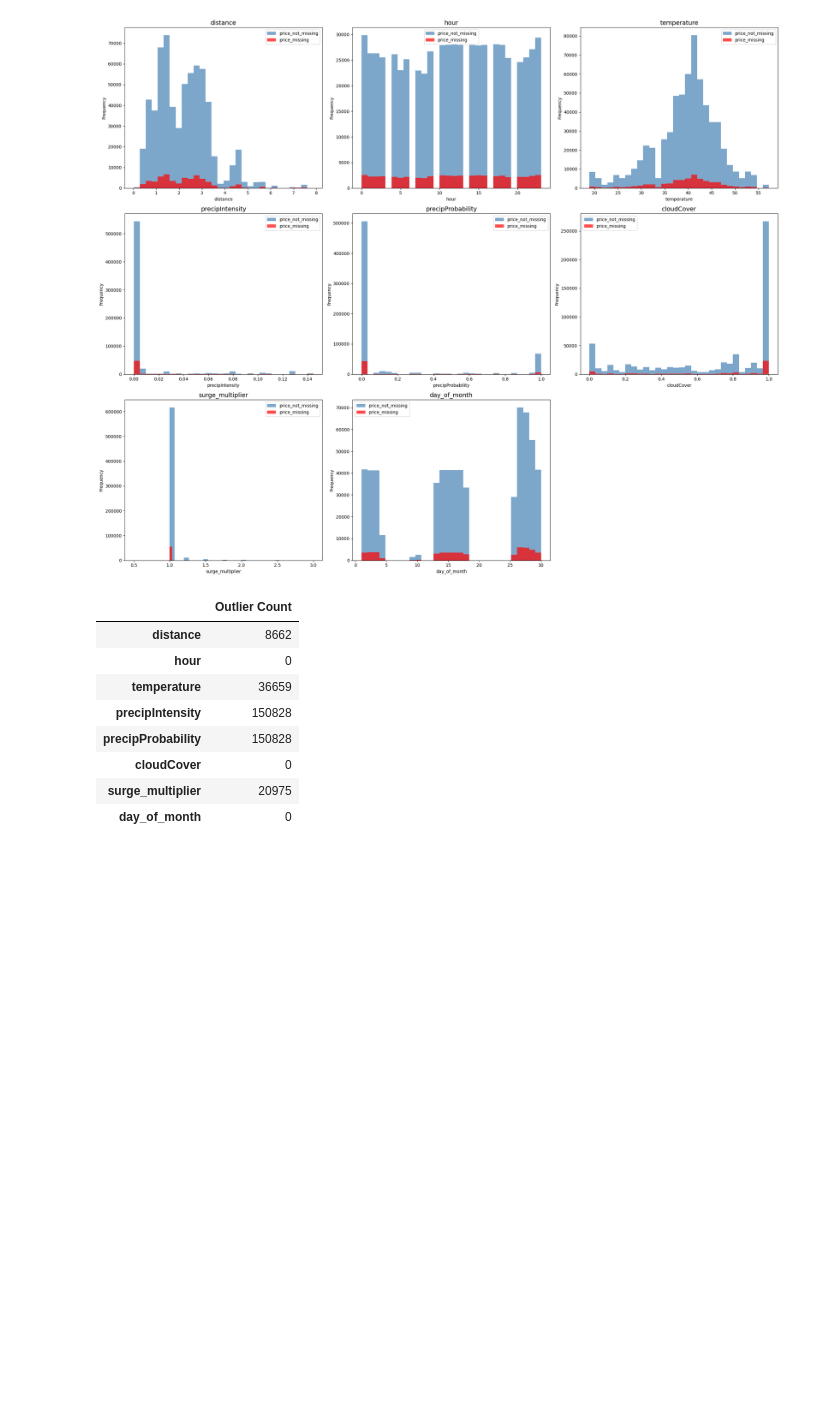
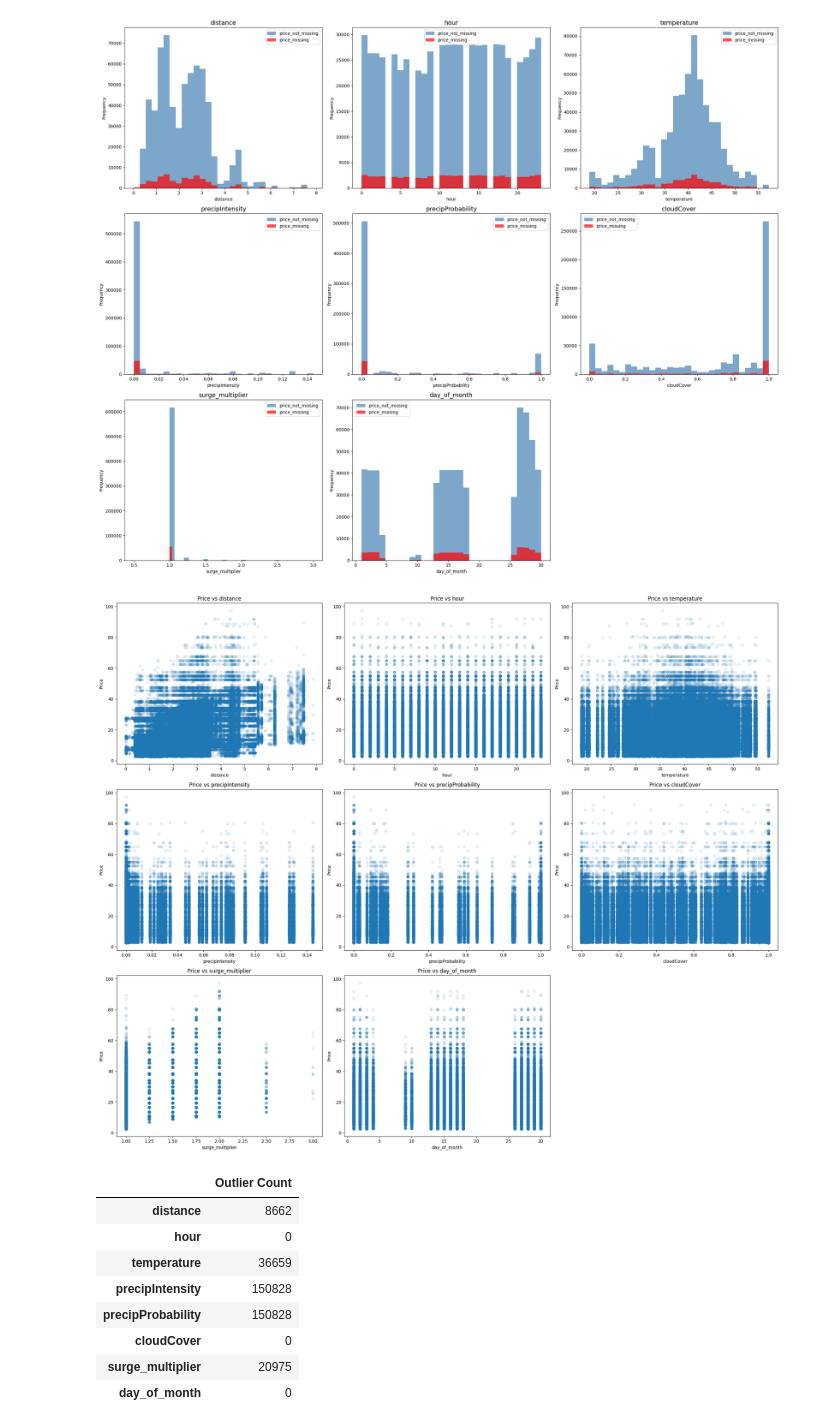
Before and after one commit to CindySun0309/APCOMP209_Final_Project, a Jupyter notebook: EDA.ipynb, the cells around one changed output. Cells and saved outputs as stored; diff of their text form; code cells hidden in the pictures; blank space fills up the shorter version.

```diff
--- a/EDA.ipynb
+++ b/EDA.ipynb
@@ -260,6 +321,27 @@ plt.tight_layout()
 plt.show()
 # %% [output]
 [figure]
+# %%
+n = len(numerical_var)
+rows = math.ceil(n / 3)
+
+fig, axes = plt.subplots(rows, 3, figsize=(22, 6 * rows))
+axes = axes.flatten()
+
+for i, col in enumerate(numerical_var):
+    axes[i].scatter(df[col], df["price"], alpha=0.1)
+    axes[i].set_title(f"Price vs {col}")
+    axes[i].set_xlabel(col)
+    axes[i].set_ylabel("Price")
+
+# hide unused subplots if not multiple of 3
+for j in range(i + 1, len(axes)):
+    fig.delaxes(axes[j])
+
+plt.tight_layout()
+plt.show()
+# %% [output]
+[figure, added]
 # %%
 # Outlier detection
 outlier_summary = {}
```
Also changed, not shown: parts of 3 cells of this notebook.
